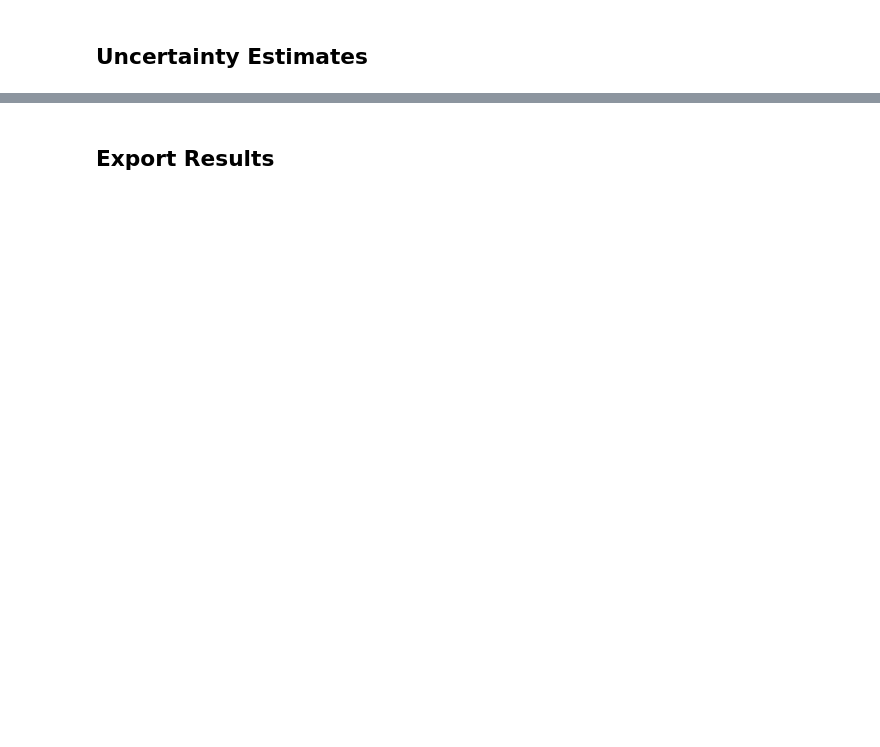
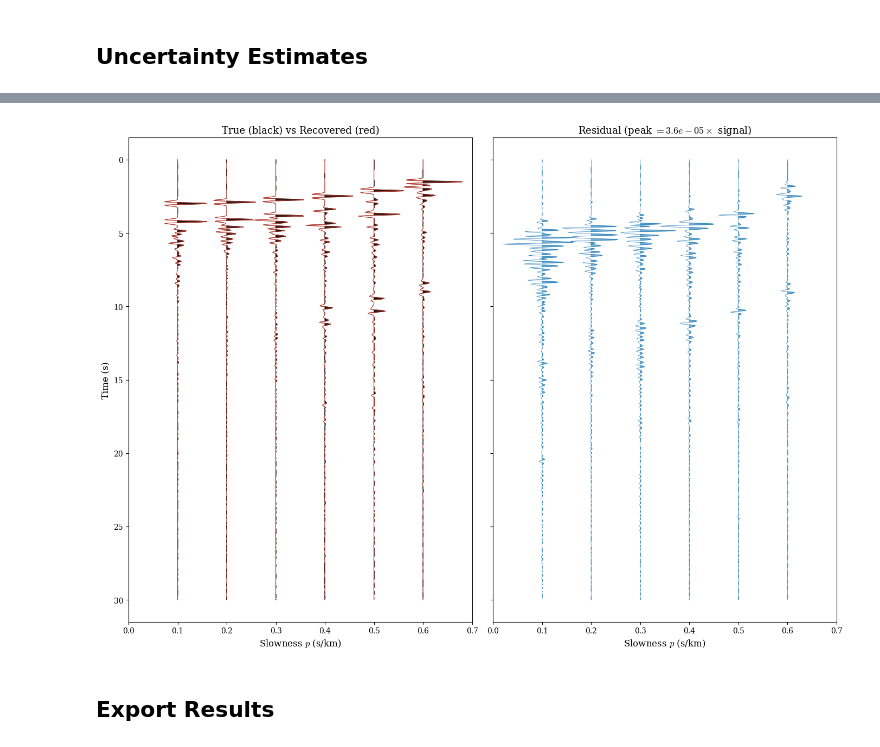
Before and after one commit to tmnestor/SeismicInversion, a Jupyter notebook: NeuralInversion/neural_inference.ipynb, the cells around one changed output, grey strips where cells are left out. Saved outputs shown, nothing was run; the diff lists cells and outputs as text; code cells hidden in the pictures; blank space fills up the shorter version.

```diff
--- a/NeuralInversion/neural_inference.ipynb
+++ b/NeuralInversion/neural_inference.ipynb
@@ -344,3 +563,82 @@ with plt.rc_context(_LATEX_RCPARAMS):
+# %%
+from GlobalMatrix.taup_inversion import compute_taup_traces
+
+p_plot = [0.10, 0.20, 0.30, 0.40, 0.50, 0.60]
+nw = 1024
+t_max = 30.0
+
+_, traces_true = compute_taup_traces(inv.true_model, p_plot, nw=nw)
+_, traces_rec = compute_taup_traces(inv.recovered_model, p_plot, nw=nw)
+time_arr = np.arange(2 * nw, dtype=np.float64) * (64.0 / (2 * nw))
+
+tmask = time_arr <= t_max
+t_plot = time_arr[tmask]
+global_peak = max(np.abs(traces_true[p][tmask]).max() for p in p_plot)
+dp = p_plot[1] - p_plot[0]
+clip = 0.8
+
+with plt.rc_context(_LATEX_RCPARAMS):
+    fig, (ax_main, ax_res) = plt.subplots(1, 2, figsize=(14, 10), sharey=True)
+
+    for p_val in p_plot:
+        tr_t = traces_true[p_val][tmask].copy()
+        tr_r = traces_rec[p_val][tmask].copy()
+        if global_peak > 0:
+            tr_t = tr_t / global_peak * dp * clip
+            tr_r = tr_r / global_peak * dp * clip
+
+        ax_main.plot(p_val + tr_t, t_plot, "k-", linewidth=0.4)
+        ax_main.fill_betweenx(
+            t_plot,
+            p_val,
+            p_val + tr_t,
+            where=(tr_t > 0),
+            interpolate=True,
+            color="black",
+            alpha=0.9,
+        )
+        ax_main.plot(p_val + tr_r, t_plot, color="#c0392b", linewidth=0.8)
+
+    ax_main.set_xlabel(r"Slowness $p$ (s/km)")
+    ax_main.set_ylabel("Time (s)")
+    ax_main.set_title("True (black) vs Recovered (red)")
+    ax_main.invert_yaxis()
+    ax_main.set_xlim(p_plot[0] - dp, p_plot[-1] + dp)
+
+    # Residual
+    res_peak = max(
+        np.abs(traces_true[p][tmask] - traces_rec[p][tmask]).max() for p in p_plot
+    )
+    res_scale = global_peak if res_peak == 0 else res_peak
+
+    for p_val in p_plot:
+        residual = traces_true[p_val][tmask] - traces_rec[p_val][tmask]
+        if res_scale > 0:
+            residual = residual / res_scale * dp * clip
+        ax_res.plot(p_val + residual, t_plot, color="#2980b9", linewidth=0.5)
+        ax_res.fill_betweenx(
+            t_plot,
+            p_val,
+            p_val + residual,
+            where=(residual > 0),
+            interpolate=True,
+            color="#2980b9",
+            alpha=0.6,
+        )
+
+    if global_peak > 0 and res_peak > 0:
+        ratio = res_peak / global_peak
+        ax_res.set_title(rf"Residual (peak $= {ratio:.1e} \times$ signal)")
+    else:
+        ax_res.set_title("Residual")
+    ax_res.set_xlabel(r"Slowness $p$ (s/km)")
+    ax_res.set_xlim(p_plot[0] - dp, p_plot[-1] + dp)
+
+    fig.tight_layout()
+    display(fig)
+    plt.close(fig)
+# %% [output]
+[figure, added]
 # %% [markdown]
 ## Export Results
 # %%
```
Also changed, not shown: parts of 17 cells of this notebook, 3 other files.
